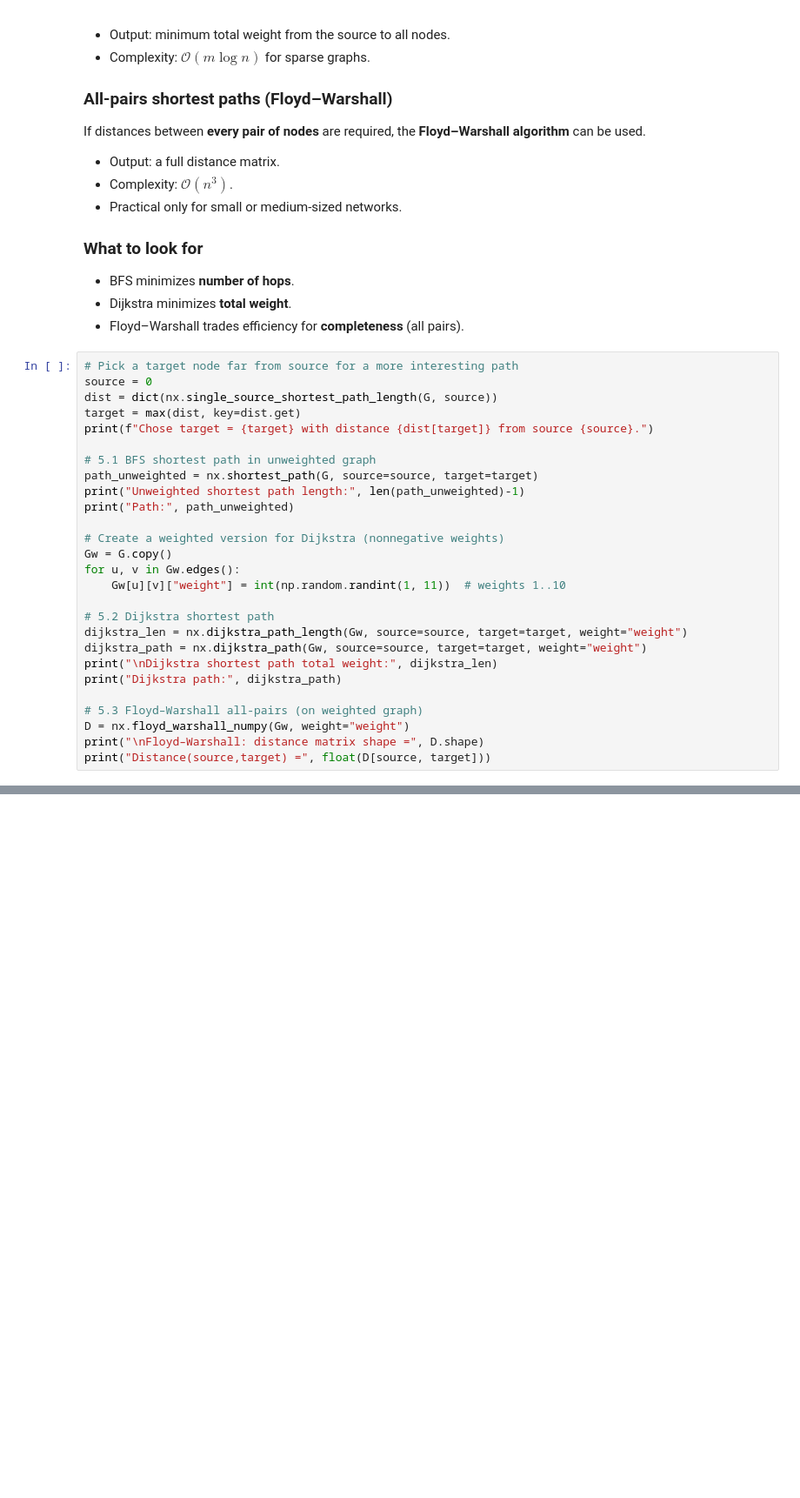
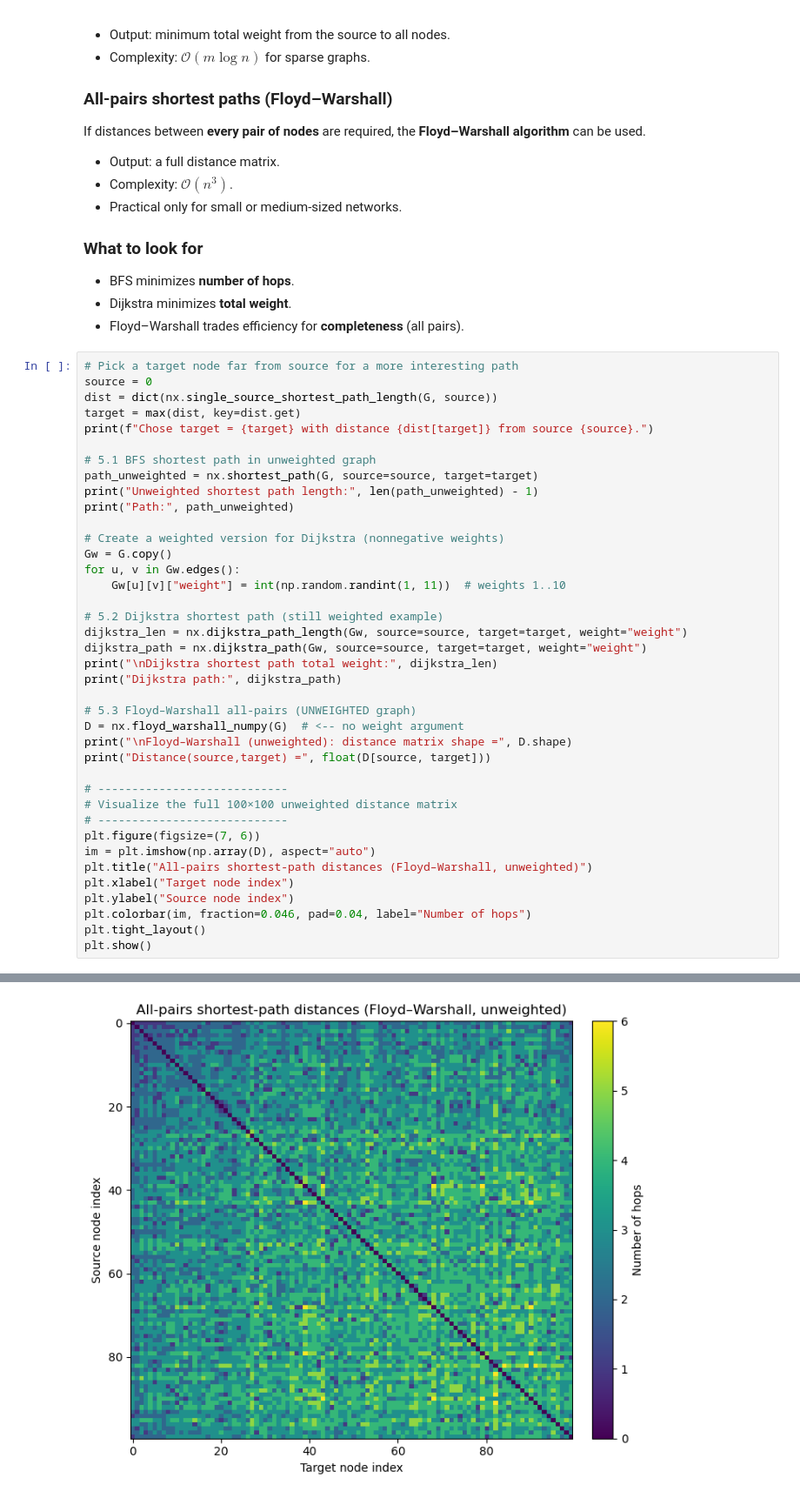
Before and after one commit to vmpreciado/DS4CN, a Jupyter notebook: NetworkAlgorithms.ipynb, the cells around one changed output, grey strips where cells are left out. Shown at 87% size. Cells and saved outputs as stored; diff of their text form; blank space fills up the shorter version.

```diff
--- a/NetworkAlgorithms.ipynb
+++ b/NetworkAlgorithms.ipynb
@@ -737,7 +892,7 @@ print(f"Chose target = {target} with distance {dist[target]} from source {source
 
 # 5.1 BFS shortest path in unweighted graph
 path_unweighted = nx.shortest_path(G, source=source, target=target)
-print("Unweighted shortest path length:", len(path_unweighted)-1)
+print("Unweighted shortest path length:", len(path_unweighted) - 1)
 print("Path:", path_unweighted)
 
 # Create a weighted version for Dijkstra (nonnegative weights)
@@ -745,16 +900,28 @@ Gw = G.copy()
 for u, v in Gw.edges():
     Gw[u][v]["weight"] = int(np.random.randint(1, 11))  # weights 1..10
 
-# 5.2 Dijkstra shortest path
+# 5.2 Dijkstra shortest path (still weighted example)
 dijkstra_len = nx.dijkstra_path_length(Gw, source=source, target=target, weight="weight")
 dijkstra_path = nx.dijkstra_path(Gw, source=source, target=target, weight="weight")
 print("\nDijkstra shortest path total weight:", dijkstra_len)
 print("Dijkstra path:", dijkstra_path)
 
-# 5.3 Floyd–Warshall all-pairs (on weighted graph)
-D = nx.floyd_warshall_numpy(Gw, weight="weight")
-print("\nFloyd–Warshall: distance matrix shape =", D.shape)
+# 5.3 Floyd–Warshall all-pairs (UNWEIGHTED graph)
+D = nx.floyd_warshall_numpy(G)  # <-- no weight argument
+print("\nFloyd–Warshall (unweighted): distance matrix shape =", D.shape)
 print("Distance(source,target) =", float(D[source, target]))
+
+# ----------------------------
+# Visualize the full 100×100 unweighted distance matrix
+# ----------------------------
+plt.figure(figsize=(7, 6))
+im = plt.imshow(np.array(D), aspect="auto")
+plt.title("All-pairs shortest-path distances (Floyd–Warshall, unweighted)")
+plt.xlabel("Target node index")
+plt.ylabel("Source node index")
+plt.colorbar(im, fraction=0.046, pad=0.04, label="Number of hops")
+plt.tight_layout()
+plt.show()
 # %% [output]
 Chose target = 85 with distance 4 from source 0.
 Unweighted shortest path length: 4
@@ -767,0 +935 @@ Distance(source,target) = 17.0
+[figure, added]
```
Also changed, not shown: parts of 7 cells of this notebook.
